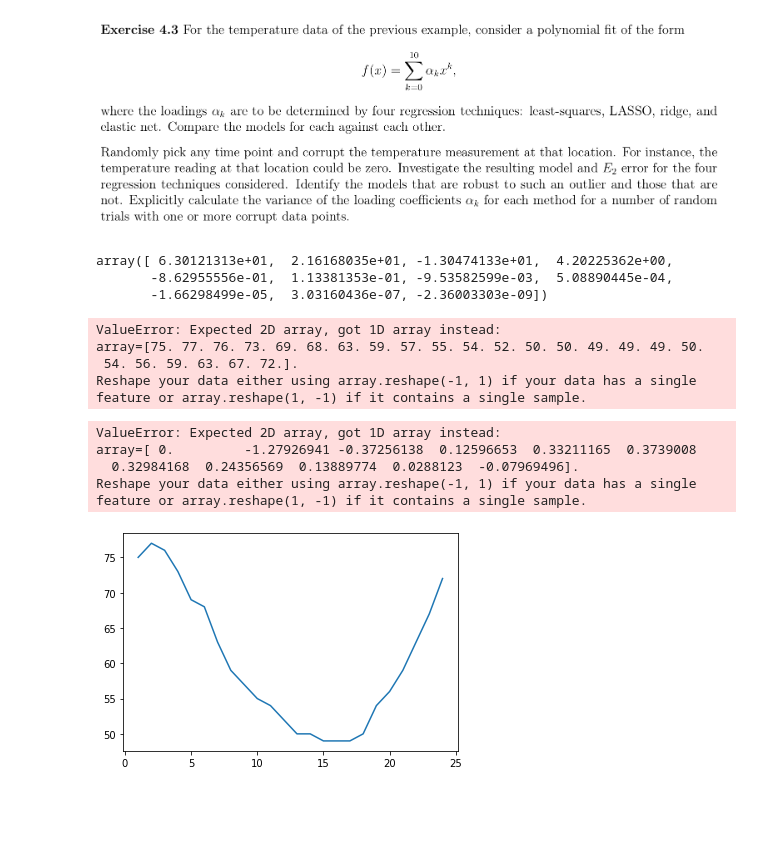
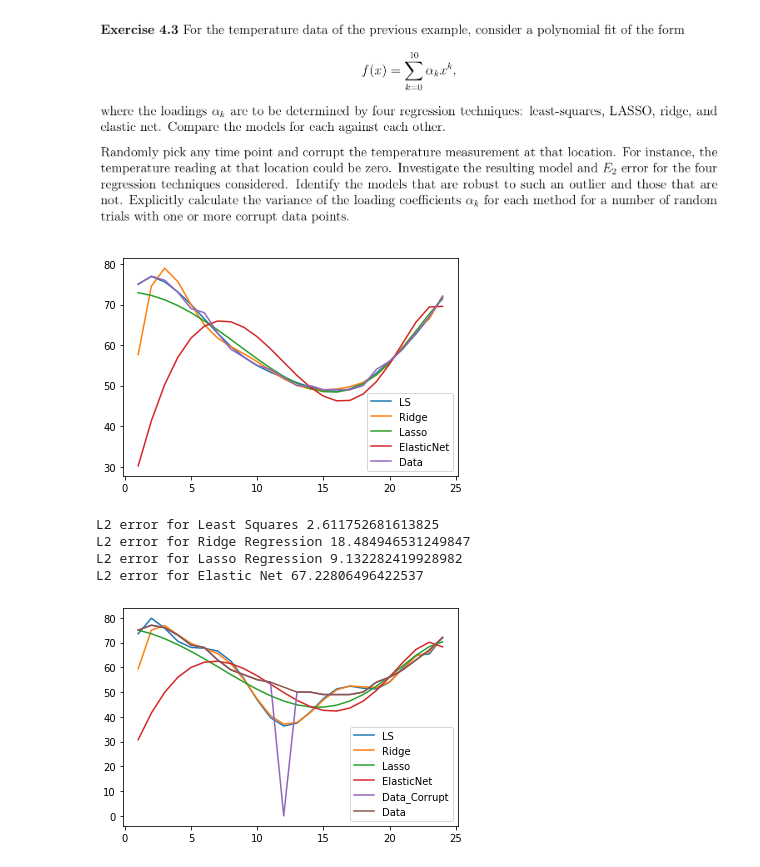
Before and after one commit to palzhanov/pattern-recog-Palzhanov, a Jupyter notebook: ExCH4.ipynb, the cells around one changed output. Drawn from its saved outputs; the diff is of its cells as text; code cells hidden in the pictures; blank space fills up the shorter version.

```diff
--- a/ExCH4.ipynb
+++ b/ExCH4.ipynb
@@ -11,46 +11,39 @@ Temp = np.array([75, 77, 76, 73, 69, 68, 63, 59,
 x = np.linspace(1, 24, 24)
 # %%
 #Build the matrix
-A = np.zeros((24,12))
+A = np.zeros((24,11))
 for j in range(11):
     A[:,j] = np.power(x,j)
-A[:,11] = Temp
 # %%
 #least-squares solution
 least_squares = np.linalg.pinv(A) @ Temp
-least_squares
-# %% [output]
-array([ 6.30121313e+01,  2.16168035e+01, -1.30474133e+01,  4.20225362e+00,
-       -8.62955556e-01,  1.13381353e-01, -9.53582599e-03,  5.08890445e-04,
-       -1.66298499e-05,  3.03160436e-07, -2.36003303e-09])
-# %%
-from sklearn import linear_model
-from sklearn import model_selection
-from sklearn.preprocessing import StandardScaler
-scalerx = StandardScaler()
-scalery = StandardScaler()
-A_scaled = scalerx.fit_transform(A[:,:-1])
-Ar = A_scaled
-br = scalery.fit_transform(Temp)
-ridge_reg = linear_model.Ridge(alpha = 1.0).fit(Ar, br)
-ridge = ridge_reg.coef_
-# %% [output]
-ValueError: Expected 2D array, got 1D array instead:
-array=[75. 77. 76. 73. 69. 68. 63. 59. 57. 55. 54. 52. 50. 50. 49. 49. 49. 50.
- 54. 56. 59. 63. 67. 72.].
-Reshape your data either using array.reshape(-1, 1) if your data has a single feature or array.reshape(1, -1) if it contains a single sample.
+# %%
+from sklearn import linear_model
+from sklearn import model_selection
+ridge_reg = linear_model.Ridge(alpha = 0.5, fit_intercept=False).fit(A, Temp)
+ridge = ridge_reg.coef_
+lasso_reg = linear_model.Lasso(alpha = 0.5, fit_intercept=False).fit(A, Temp)
+lasso = lasso_reg.coef_
+elastic_reg = linear_model.ElasticNet(alpha = 0.5, fit_intercept=False).fit(A, Temp)
+elastic = elastic_reg.coef_
 # %%
+plt.plot(x, A @ least_squares)
+r = A @ ridge
+plt.plot(x, r)
+plt.plot(x, A @ lasso)
+plt.plot(x, A @ elastic)
 plt.plot(x, Temp)
-#plt.plot(x, A @ least_squares)
-rr = A[:,:-1] @ ridge
-rr = scaler.inverse_transform(ridge)
-plt.plot(x, rr)
-#plt.plot(x, A @ lasso)
-#plt.plot(x, A @ en)
+plt.legend(['LS', 'Ridge', 'Lasso', 'ElasticNet', 'Data'])
 plt.show()
 # %% [output]
-ValueError: Expected 2D array, got 1D array instead:
-array=[ 0.         -1.27926941 -0.37256138  0.12596653  0.33211165  0.3739008
-  0.32984168  0.24356569  0.13889774  0.0288123  -0.07969496].
-Reshape your data either using array.reshape(-1, 1) if your data has a single feature or array.reshape(1, -1) if it contains a single sample.
-[figure, old version]
+[figure, new version]
+# %%
+print("L2 error for Least Squares",np.sqrt(np.square(Temp - A @ least_squares).sum()))
+print("L2 error for Ridge Regression", np.sqrt(np.square(Temp - A @ ridge).sum()))
+print("L2 error for Lasso Regression",  np.sqrt(np.square(Temp - A @ lasso).sum()))
+print("L2 error for Elastic Net",  np.sqrt(np.square(Temp - A @ elastic).sum()))
+# %% [output]
+L2 error for Least Squares 2.611752681613825
+L2 error for Ridge Regression 18.484946531249847
+L2 error for Lasso Regression 9.132282419928982
+L2 error for Elastic Net 67.22806496422537
@@ -56,0 +62,12 @@ Reshape your data either using array.reshape(-1, 1) if your data has a single fe
+# %%
+plt.plot(x, A @ least_squares)
+r = A @ ridge
+plt.plot(x, r)
+plt.plot(x, A @ lasso)
+plt.plot(x, A @ elastic)
+plt.plot(x, Temp_corrupt)
+plt.plot(x, Temp)
+plt.legend(['LS', 'Ridge', 'Lasso', 'ElasticNet', 'Data_Corrupt', 'Data'])
+plt.show()
+# %% [output]
+[figure, added]
```
Also changed, not shown: parts of 4 cells of this notebook, 1 other file.
